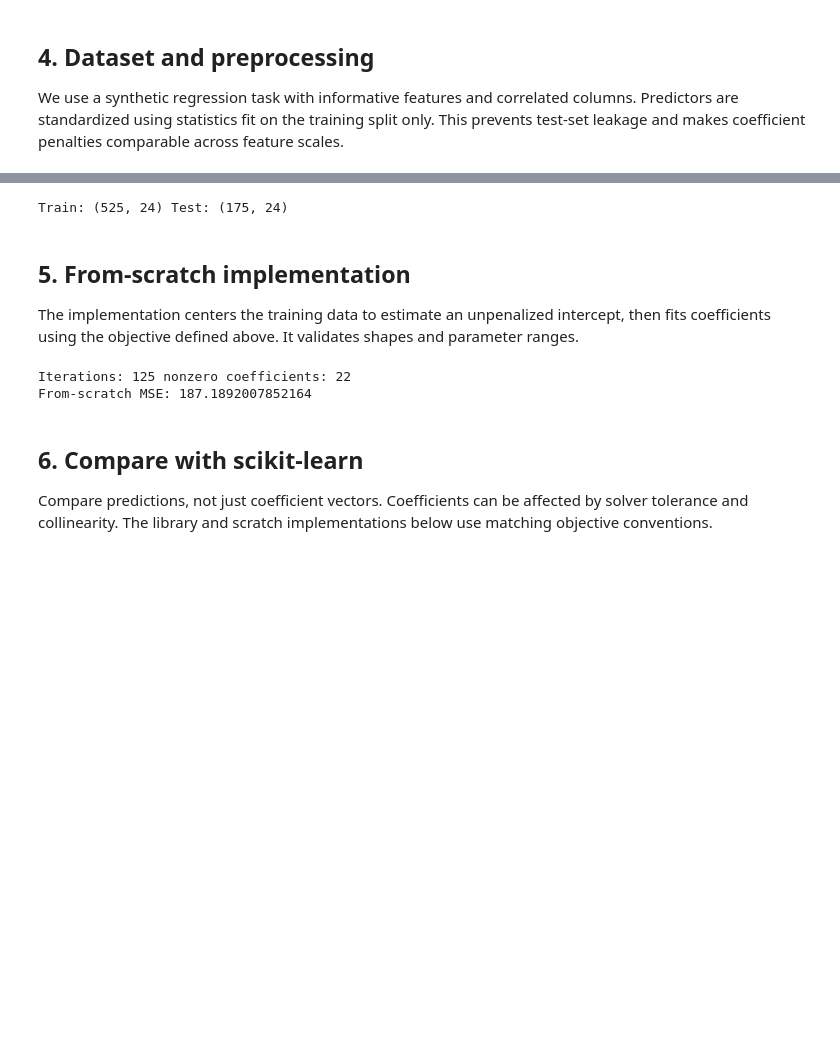
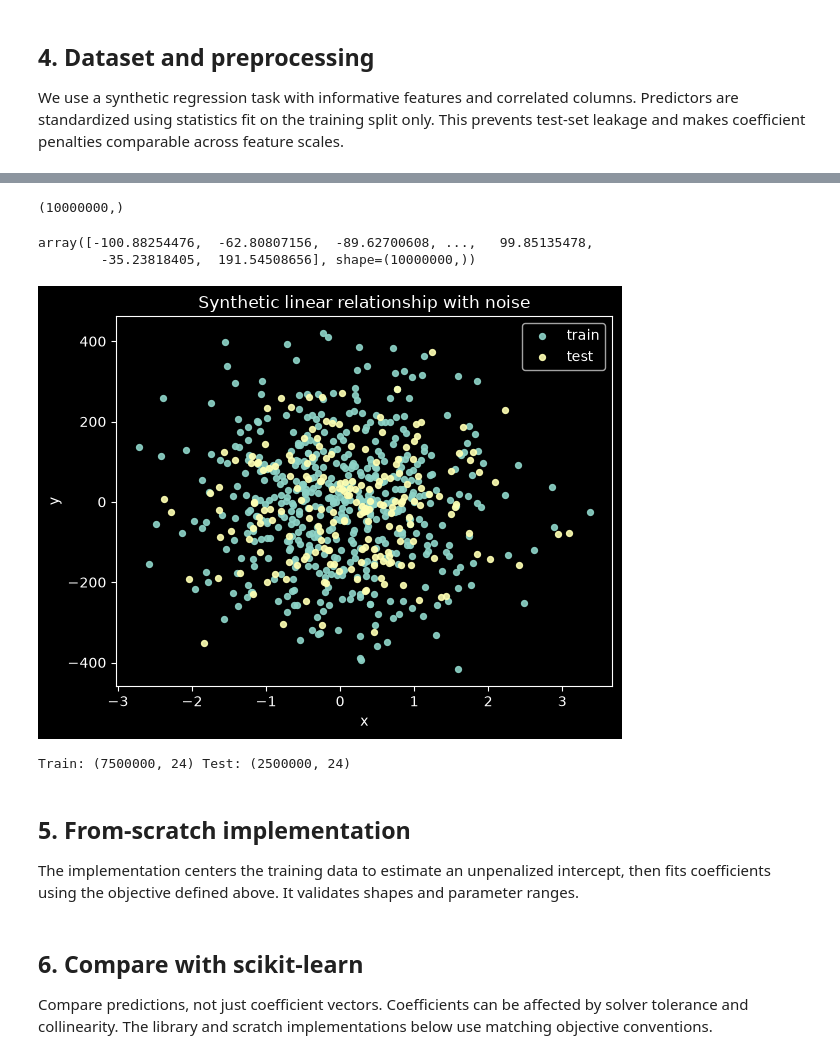
Before and after one commit to prashanthprabhu24/Classical-ML, a Jupyter notebook: Supervised/Linear Models/elastic_net_regression.ipynb, the cells around one changed output, grey strips where cells are left out. Saved outputs shown, nothing was run; the diff lists cells and outputs as text; code cells hidden in the pictures; blank space fills up the shorter version.

Commit message:
Linear Regression & Its varients fixed

```diff
--- a/Supervised/Linear Models/elastic_net_regression.ipynb
+++ b/Supervised/Linear Models/elastic_net_regression.ipynb
@@ -17,0 +27,8 @@ We use a synthetic regression task with informative features and correlated colu
+# %%
+SEED = 42
+n_samples = 10000000
+n_features = 24
+rng = np.random.default_rng(SEED)
+X, y, true_coef = make_regression(n_samples=n_samples, n_features=n_features, n_informative=8, noise=12.0, coef=True, random_state=SEED)
+print(X.shape)
+X
@@ -18,32 +50,32 @@ We use a synthetic regression task with informative features and correlated colu
+# %%
+print(y.shape)
+y
+# %% [output]
+(10000000,)
+array([-100.88254476,  -62.80807156,  -89.62700608, ...,   99.85135478,
+        -35.23818405,  191.54508656], shape=(10000000,))
+# %%
+# Add correlated columns to make the regularization trade-off visible.
+X[:, 20] = X[:, 0] * 0.9 + rng.normal(0, 0.15, len(X))
+X[:, 21] = X[:, 0] * 0.9 + rng.normal(0, 0.15, len(X))
+X_train, X_test, y_train, y_test = train_test_split(X, y, test_size=0.25, random_state=SEED)
+# %%
+plt.scatter(X_train[:, 1][:500], y_train[:500], s=18, alpha=0.9, label="train")
+plt.scatter(X_test[:, 1][:200], y_test[:200], s=18, alpha=0.9, label="test")
+plt.xlabel("x")
+plt.ylabel("y")
+plt.legend()
+plt.title("Synthetic linear relationship with noise")
+plt.show()
+# %% [output]
+[figure, added]
 # %%
-import time
-import warnings
-import numpy as np
-import matplotlib.pyplot as plt
-from sklearn.datasets import make_regression
-from sklearn.model_selection import train_test_split
-from sklearn.preprocessing import StandardScaler
-from sklearn.linear_model import ElasticNet
-from sklearn.metrics import mean_squared_error, r2_score
-
-SEED = 42
-rng = np.random.default_rng(SEED)
-X, y, true_coef = make_regression(
-    n_samples=700, n_features=24, n_informative=8,
-    noise=12.0, coef=True, random_state=SEED
-)
-# Add correlated columns to make the regularization trade-off visible.
-X[:, 20] = X[:, 0] * 0.9 + rng.normal(0, 0.15, len(X))
-X[:, 21] = X[:, 0] * 0.9 + rng.normal(0, 0.15, len(X))
-X_train, X_test, y_train, y_test = train_test_split(
-    X, y, test_size=0.25, random_state=SEED
-)
 scaler = StandardScaler()
 X_train = scaler.fit_transform(X_train)
 X_test = scaler.transform(X_test)
 print("Train:", X_train.shape, "Test:", X_test.shape)
 # %% [output]
-Train: (525, 24) Test: (175, 24)
+Train: (7500000, 24) Test: (2500000, 24)
 # %% [markdown]
 ## 5. From-scratch implementation
 
@@ -81,14 +113,3 @@ def fit_elastic_net_cd(X, y, alpha=0.08, l1_ratio=0.5, max_iter=20000, tol=1e-8)
         if max_change < tol:
             break
     return ym - xm @ w, w, iteration + 1
-
-alpha, l1_ratio = 0.08, 0.5
-b_scratch, w_scratch, n_iter = fit_elastic_net_cd(
-    X_train, y_train, alpha=alpha, l1_ratio=l1_ratio
-)
-pred_scratch = predict_linear(X_test, b_scratch, w_scratch)
-print("Iterations:", n_iter, "nonzero coefficients:", int(np.count_nonzero(np.abs(w_scratch) > 1e-8)))
-print("From-scratch MSE:", mean_squared_error(y_test, pred_scratch))
-# %% [output]
-Iterations: 125 nonzero coefficients: 22
-From-scratch MSE: 187.1892007852164
```
Also changed, not shown: parts of 9 cells of this notebook, 4 other files.
